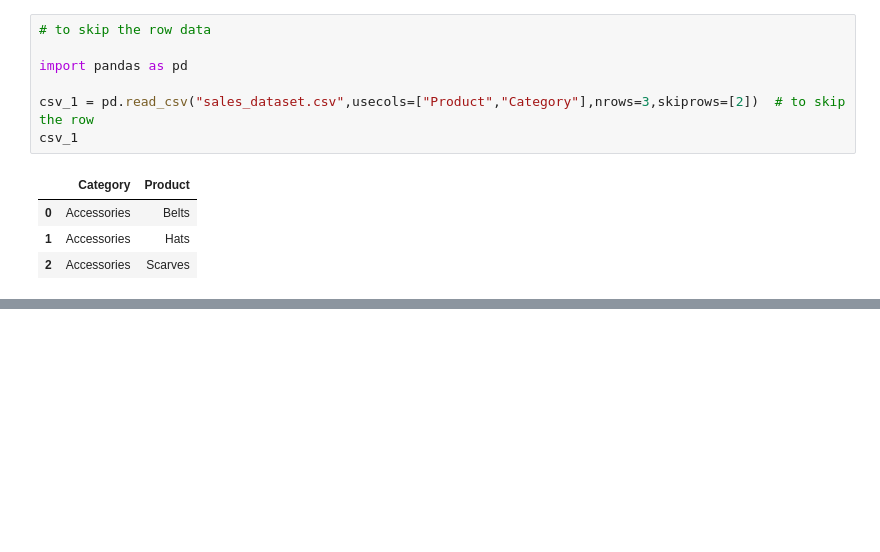
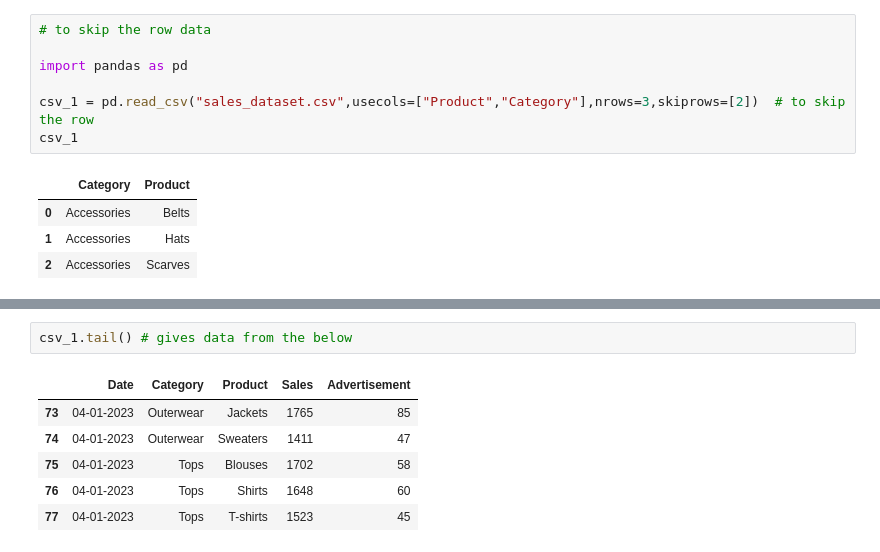
Before and after one commit to NishmthaM/Python_pandas, a Jupyter notebook: Python_Pandas.ipynb, the cells around one changed output, grey strips where cells are left out. Cells and saved outputs as stored; diff of their text form; blank space fills up the shorter version.

```diff
--- a/Python_Pandas.ipynb
+++ b/Python_Pandas.ipynb
@@ -672,0 +730,9 @@ csv_1
+# %%
+csv_1.tail() # gives data from the below
+# %% [output]
+|  | Date | Category | Product | Sales | Advertisement |
+| 73 | 04-01-2023 | Outerwear | Jackets | 1765 | 85 |
+| 74 | 04-01-2023 | Outerwear | Sweaters | 1411 | 47 |
+| 75 | 04-01-2023 | Tops | Blouses | 1702 | 58 |
+| 76 | 04-01-2023 | Tops | Shirts | 1648 | 60 |
+| 77 | 04-01-2023 | Tops | T-shirts | 1523 | 45 |
```
Also changed, not shown: parts of 21 cells of this notebook.
